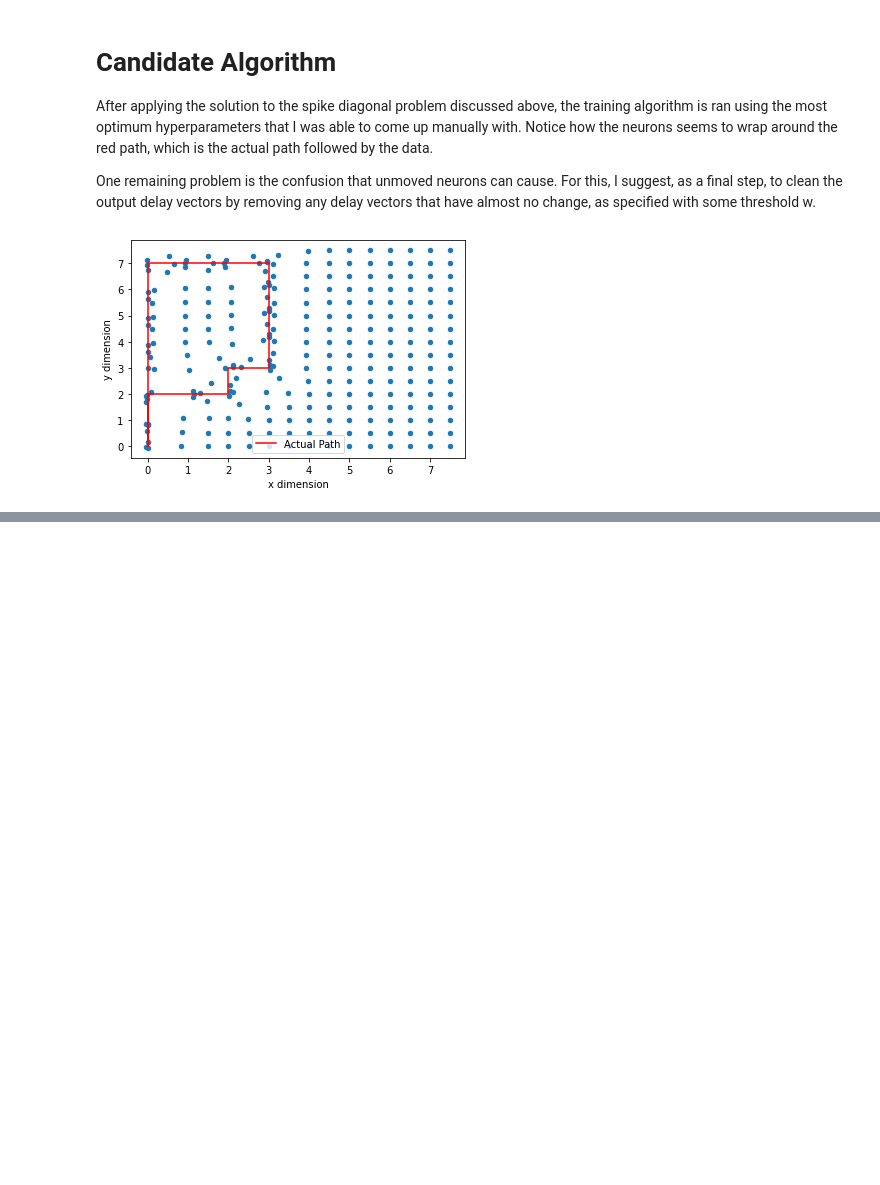
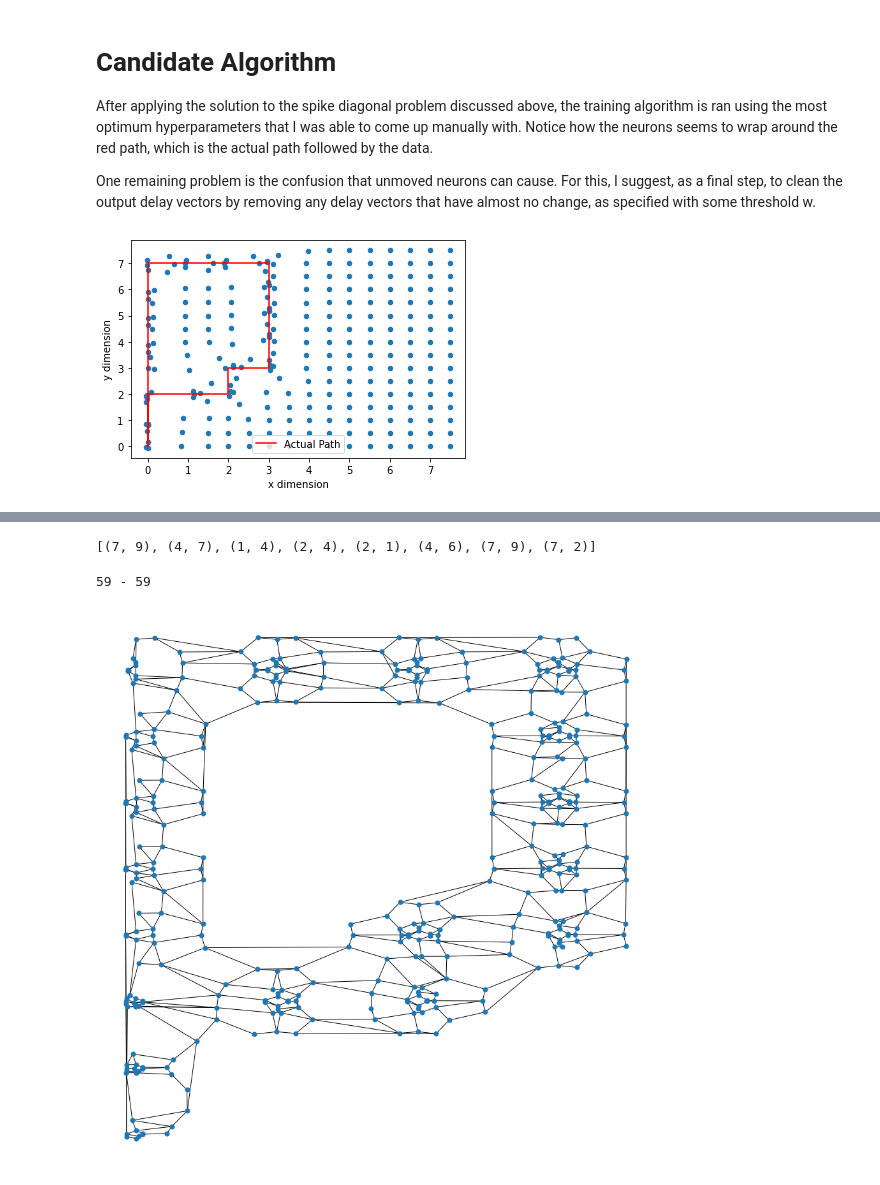
Before and after one commit to aguilarjose11/world_rep_snn, a Jupyter notebook: analysis/analysis_notebook.ipynb, the cells around one changed output, grey strips where cells are left out. Drawn from its saved outputs; the diff is of its cells as text; code cells hidden in the pictures; blank space fills up the shorter version.

```diff
--- a/analysis/analysis_notebook.ipynb
+++ b/analysis/analysis_notebook.ipynb
@@ -277,0 +379,25 @@ plt.show()
+# %%
+[tuple(np.random.random_integers(0, 9, size=(2))) for x in range(8)]
+# %% [output]
+[(7, 9), (4, 7), (1, 4), (2, 4), (2, 1), (4, 6), (7, 9), (7, 2)]
+# %%
+print(f"{len(distance_map)} - {len(distance_map[0])}")
+# %% [output]
+59 - 59
+# %%
+positions = np.array([p_1, q_1])
+positions = positions.transpose()
+connect = np.transpose((distance_map != 0).nonzero())
+# %%
+#creation of the graph
+graph = nx.Graph()
+#adding nodes/connections in the graph
+for node in range(len(positions)):
+    graph.add_node(node)
+graph.add_edges_from(connect)
+
+#plot of the nodes using the (x,y) pairs as coordinates
+plt.figure(figsize=(12, 12))
+nx.draw(graph, [(x,y) for x,y in positions], node_size=50)
+# %% [output]
+[figure, added]
```
Also changed, not shown: parts of 15 cells of this notebook.
